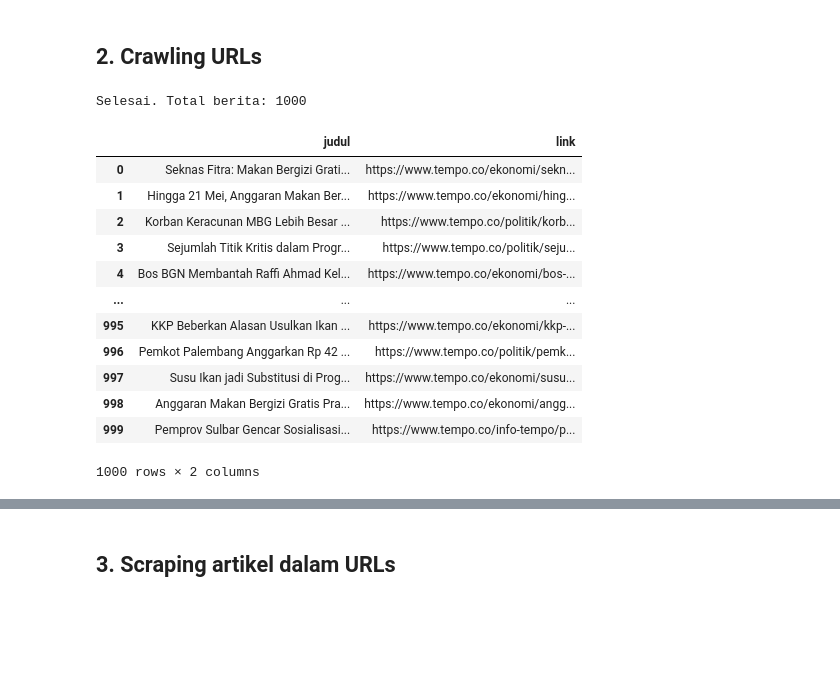
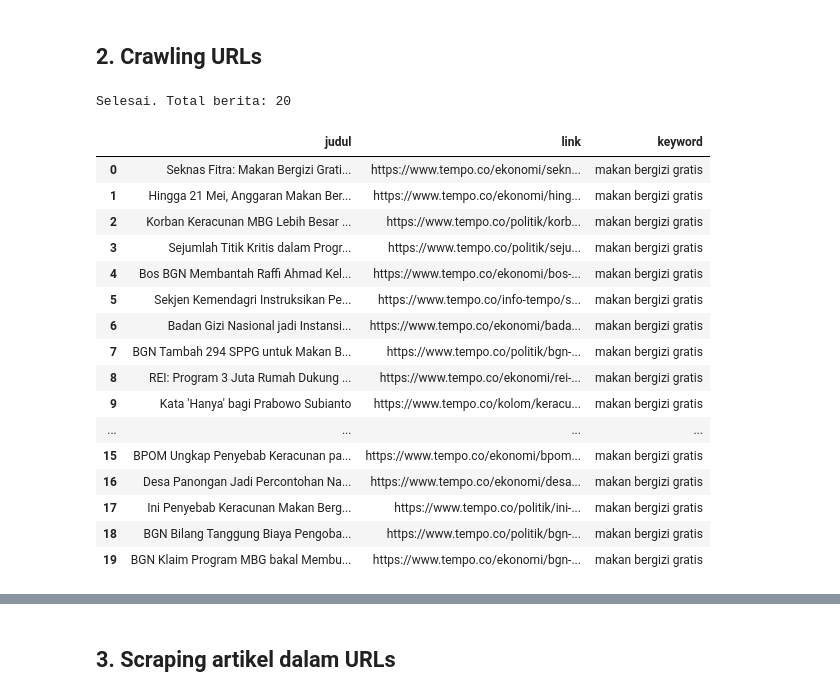
Before and after one commit to calvinrev/iprakom-scraping-sentiment, a Jupyter notebook: 1.Scraping_online_news.ipynb, the cells around one changed output, grey strips where cells are left out. Saved outputs shown, nothing was run; the diff lists cells and outputs as text; code cells hidden in the pictures; blank space fills up the shorter version.

Commit message:
version 1.2.1 --fitur keyword

```diff
--- a/1.Scraping_online_news.ipynb
+++ b/1.Scraping_online_news.ipynb
@@ -123,13 +127,21 @@ df_hasil.to_csv('./files/tempo_satu_artikel.csv', index=False, encoding='utf-8-s
 # %%
 ##Fungsi melakukan scraping URL Tempo, masukkan string keyword dan max halaman
 def scrape_tempo_search_selenium(kata_kunci: str, halaman: int) -> pd.DataFrame:
+    """
+    Robot crawling url yang diinginkan berdasarkan kata kunci yang user input.
+
+    Args:
+        kata_kunci (str): Query yang ingin dimasukkan.
+        halaman (int): Batasi jumlah halaman yang di-scrape.
+
+    Returns:
+        pd.DataFrame: DataFrame berisi hasil crawling url.
+    """
     # Set User-Agent
     user_agent = 'Mozilla/5.0 (Windows NT 10.0; Win64; x64) AppleWebKit/537.36 (KHTML, like Gecko) Chrome/125.0.0.0 Safari/537.36'
     opts = Options()
     opts.add_argument(f"user-agent={user_agent}")
     opts.add_argument("--headless")
-    opts.add_argument("--no-sanbox")
-    opts.add_argument("--disable-dev-shm-usage")
 
     driver = webdriver.Chrome(service=Service(ChromeDriverManager().install()), options=opts)
 
@@ -158,7 +170,8 @@ def scrape_tempo_search_selenium(kata_kunci: str, halaman: int) -> pd.DataFrame:
                     p = berita.find_element("tag name", "p")
                     results.append({
                         "judul": p.text,
-                        "link": a.get_attribute("href")
+                        "link": a.get_attribute("href"),
+                        "keyword": keyword
                     })
                 except Exception as e:
                     print("Skip 1 berita:", e)
@@ -170,24 +183,28 @@ def scrape_tempo_search_selenium(kata_kunci: str, halaman: int) -> pd.DataFrame:
 
     # Simpan ke DataFrame
     df = pd.DataFrame(results)
-    df.to_csv("./files/tempo_links.csv", index=False, encoding='utf-8-sig')
+    df.to_csv("./files/tempo_links_26mei.csv", index=False, encoding='utf-8-sig')
     print("Selesai. Total berita:", len(df))
     return df
 # %%
 #max pages yang bisa diakses publik hanya 100 pages untuk tiap keyword (pengecekan manual)
-scrape_tempo_search_selenium("makan bergizi gratis", 100)
+scrape_tempo_search_selenium("makan bergizi gratis", 2)
 # %% [output]
-Selesai. Total berita: 1000
+Selesai. Total berita: 20
-|  | judul | link |
-| 0 | Seknas Fitra: Makan Bergizi Grati... | https://www.tempo.co/ekonomi/sekn... |
-| 1 | Hingga 21 Mei, Anggaran Makan Ber... | https://www.tempo.co/ekonomi/hing... |
-| 2 | Korban Keracunan MBG Lebih Besar ... | https://www.tempo.co/politik/korb... |
-| 3 | Sejumlah Titik Kritis dalam Progr... | https://www.tempo.co/politik/seju... |
-| 4 | Bos BGN Membantah Raffi Ahmad Kel... | https://www.tempo.co/ekonomi/bos-... |
-| ... | ... | ... |
-| 995 | KKP Beberkan Alasan Usulkan Ikan ... | https://www.tempo.co/ekonomi/kkp-... |
-| 996 | Pemkot Palembang Anggarkan Rp 42 ... | https://www.tempo.co/politik/pemk... |
-| 997 | Susu Ikan jadi Substitusi di Prog... | https://www.tempo.co/ekonomi/susu... |
-| 998 | Anggaran Makan Bergizi Gratis Pra... | https://www.tempo.co/ekonomi/angg... |
-| 999 | Pemprov Sulbar Gencar Sosialisasi... | https://www.tempo.co/info-tempo/p... |
+|  | judul | link | keyword |
+| 0 | Seknas Fitra: Makan Bergizi Grati... | https://www.tempo.co/ekonomi/sekn... | makan bergizi gratis |
+| 1 | Hingga 21 Mei, Anggaran Makan Ber... | https://www.tempo.co/ekonomi/hing... | makan bergizi gratis |
+| 2 | Korban Keracunan MBG Lebih Besar ... | https://www.tempo.co/politik/korb... | makan bergizi gratis |
+| 3 | Sejumlah Titik Kritis dalam Progr... | https://www.tempo.co/politik/seju... | makan bergizi gratis |
+| 4 | Bos BGN Membantah Raffi Ahmad Kel... | https://www.tempo.co/ekonomi/bos-... | makan bergizi gratis |
+| 5 | Sekjen Kemendagri Instruksikan Pe... | https://www.tempo.co/info-tempo/s... | makan bergizi gratis |
+| 6 | Badan Gizi Nasional jadi Instansi... | https://www.tempo.co/ekonomi/bada... | makan bergizi gratis |
+| 7 | BGN Tambah 294 SPPG untuk Makan B... | https://www.tempo.co/politik/bgn-... | makan bergizi gratis |
+| 8 | REI: Program 3 Juta Rumah Dukung ... | https://www.tempo.co/ekonomi/rei-... | makan bergizi gratis |
+| 9 | Kata 'Hanya' bagi Prabowo Subianto | https://www.tempo.co/kolom/keracu... | makan bergizi gratis |
+| ... | ... | ... | ... |
+| 15 | BPOM Ungkap Penyebab Keracunan pa... | https://www.tempo.co/ekonomi/bpom... | makan bergizi gratis |
+| 16 | Desa Panongan Jadi Percontohan Na... | https://www.tempo.co/ekonomi/desa... | makan bergizi gratis |
+| 17 | Ini Penyebab Keracunan Makan Berg... | https://www.tempo.co/politik/ini-... | makan bergizi gratis |
+| 18 | BGN Bilang Tanggung Biaya Pengoba... | https://www.tempo.co/politik/bgn-... | makan bergizi gratis |
+| 19 | BGN Klaim Program MBG bakal Membu... | https://www.tempo.co/ekonomi/bgn-... | makan bergizi gratis |
-1000 rows × 2 columns
```
Also changed, not shown: parts of 7 cells of this notebook, 4 other files.
